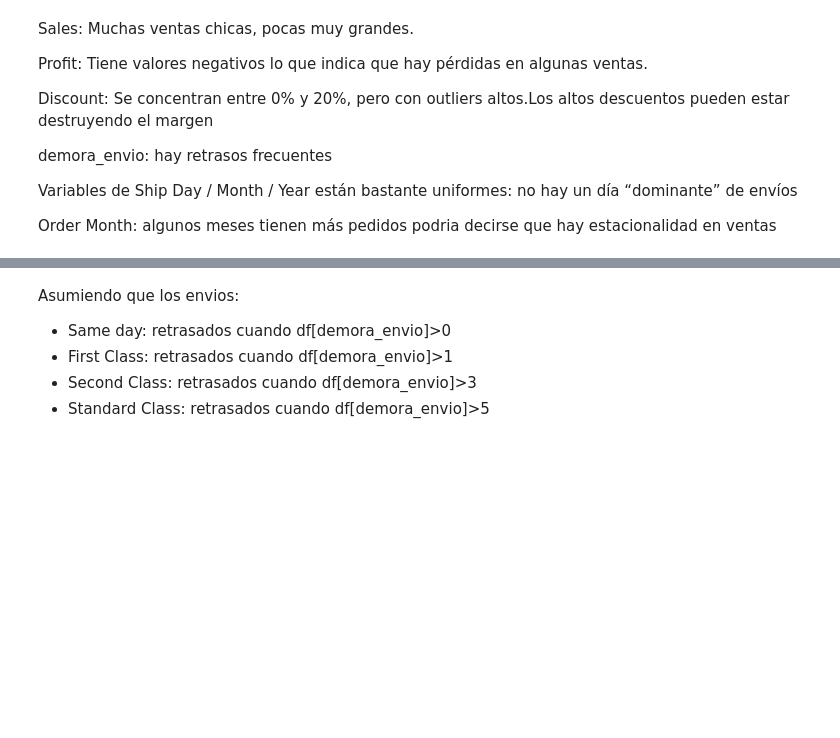
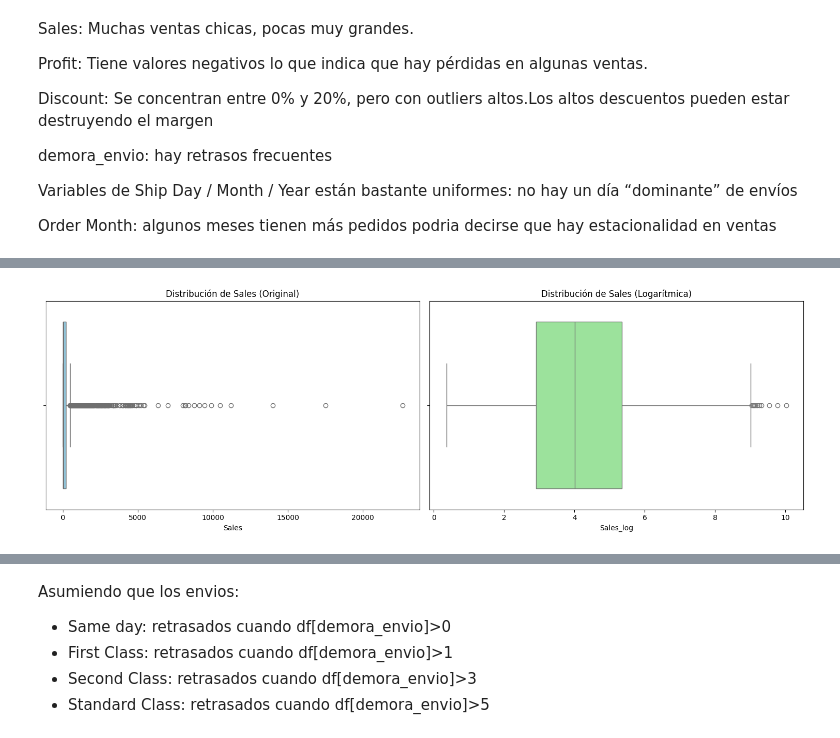
Before and after one commit to cinth90/machinelearning, a Jupyter notebook: Cinthia_Debenedetto_Superstore_cd2.ipynb, the cells around one changed output, grey strips where cells are left out. Saved outputs shown, nothing was run; the diff lists cells and outputs as text; code cells hidden in the pictures; blank space fills up the shorter version.

```diff
--- a/Cinthia_Debenedetto_Superstore_cd2.ipynb
+++ b/Cinthia_Debenedetto_Superstore_cd2.ipynb
@@ -370,0 +402,14 @@ Order Month: algunos meses tienen más pedidos podria decirse que hay estacional
+# %%
+fig, axes = plt.subplots(1, 2, figsize=(15, 5))
+# Gráfico 1: Sales original
+sns.boxplot(x=df['Sales'], ax=axes[0], color='skyblue')
+axes[0].set_title('Distribución de Sales (Original)')
+
+# Gráfico 2: Sales con transformación logarítmica
+sns.boxplot(x=df['Sales_log'], ax=axes[1], color='lightgreen')
+axes[1].set_title('Distribución de Sales (Logarítmica)')
+
+plt.tight_layout()
+plt.show()
+# %% [output]
+[figure, added]
```
Also changed, not shown: parts of 158 cells of this notebook.
